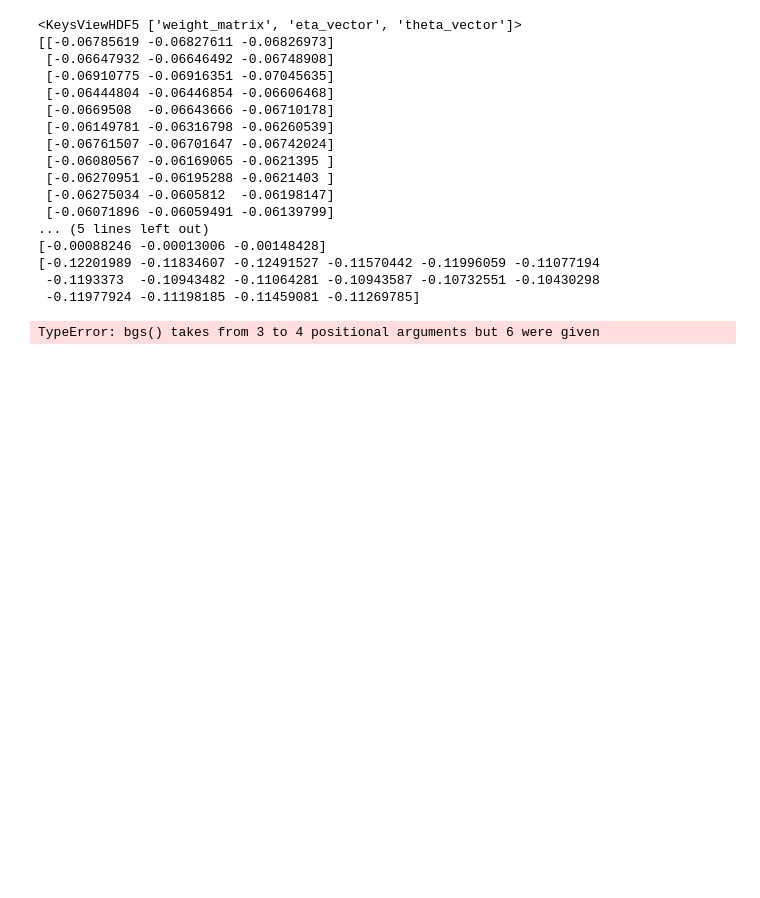
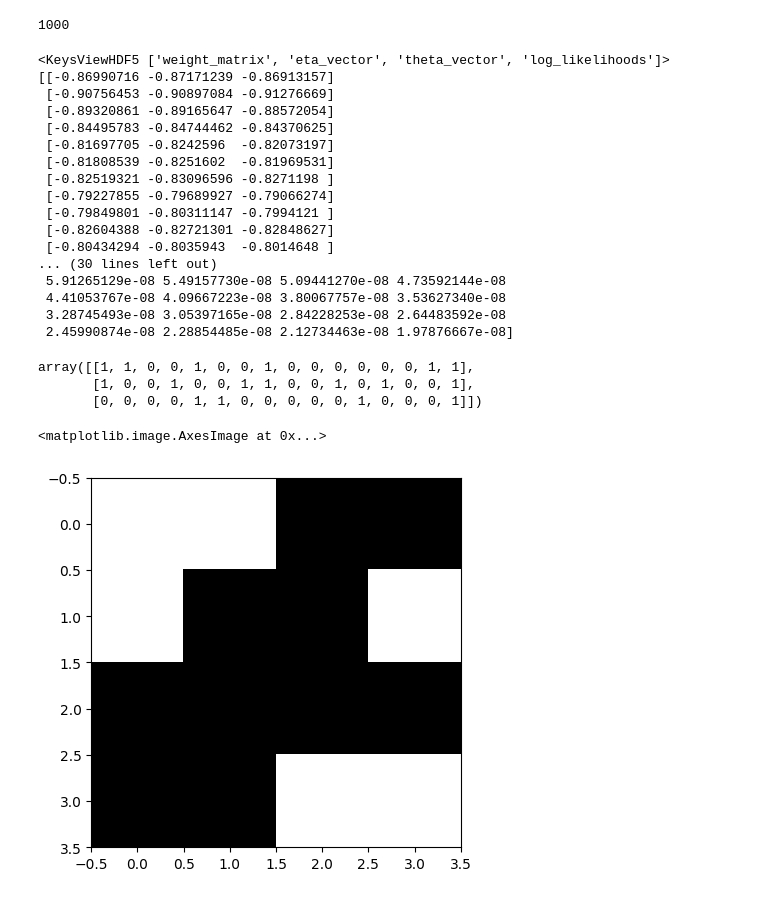
Before and after one commit to nbereux/rbm_projet, a Jupyter notebook: plot.ipynb, the cells around one changed output. Saved outputs shown, nothing was run; the diff lists cells and outputs as text; code cells hidden in the pictures; blank space fills up the shorter version.

Commit message:
optimisation code + evolution log-likelihood

```diff
--- a/plot.ipynb
+++ b/plot.ipynb
@@ -14,6 +15,10 @@ nb_pixels  = inputs_np.shape[1] # D ---> features
 
 Nv = 16
 Nh = 3
+# %%
+nb_samples
+# %% [output]
+1000
 # %%
 with h5py.File("rbm_parameters.h5", "r") as f:
     print(f.keys())
@@ -21,29 +26,40 @@ with h5py.File("rbm_parameters.h5", "r") as f:
     w     = np.array(f['weight_matrix'])
     eta   = np.array(f['eta_vector'])
     theta = np.array(f['theta_vector'])
+    llh   = np.array(f['log_likelihoods'])
 
     print(w)
     print(eta)
     print(theta)
+    print(llh)
 # %% [output]
-<KeysViewHDF5 ['weight_matrix', 'eta_vector', 'theta_vector']>
-[[-0.06785619 -0.06827611 -0.06826973]
- [-0.06647932 -0.06646492 -0.06748908]
- [-0.06910775 -0.06916351 -0.07045635]
- [-0.06444804 -0.06446854 -0.06606468]
- [-0.0669508  -0.06643666 -0.06710178]
- [-0.06149781 -0.06316798 -0.06260539]
- [-0.06761507 -0.06701647 -0.06742024]
- [-0.06080567 -0.06169065 -0.0621395 ]
- [-0.06270951 -0.06195288 -0.0621403 ]
- [-0.06275034 -0.0605812  -0.06198147]
- [-0.06071896 -0.06059491 -0.06139799]
-... (5 lines left out)
-[-0.00088246 -0.00013006 -0.00148428]
-[-0.12201989 -0.11834607 -0.12491527 -0.11570442 -0.11996059 -0.11077194
- -0.1193373  -0.10943482 -0.11064281 -0.10943587 -0.10732551 -0.10430298
- -0.11977924 -0.11198185 -0.11459081 -0.11269785]
+<KeysViewHDF5 ['weight_matrix', 'eta_vector', 'theta_vector', 'log_likelihoods']>
+[[-0.86990716 -0.87171239 -0.86913157]
+ [-0.90756453 -0.90897084 -0.91276669]
+ [-0.89320861 -0.89165647 -0.88572054]
+ [-0.84495783 -0.84744462 -0.84370625]
+ [-0.81697705 -0.8242596  -0.82073197]
+ [-0.81808539 -0.8251602  -0.81969531]
+ [-0.82519321 -0.83096596 -0.8271198 ]
+ [-0.79227855 -0.79689927 -0.79066274]
+ [-0.79849801 -0.80311147 -0.7994121 ]
+ [-0.82604388 -0.82721301 -0.82848627]
+ [-0.80434294 -0.8035943  -0.8014648 ]
+... (30 lines left out)
+ 5.91265129e-08 5.49157730e-08 5.09441270e-08 4.73592144e-08
+ 4.41053767e-08 4.09667223e-08 3.80067757e-08 3.53627340e-08
+ 3.28745493e-08 3.05397165e-08 2.84228253e-08 2.64483592e-08
+ 2.45990874e-08 2.28854485e-08 2.12734463e-08 1.97876667e-08]
-# %%
-h, v = bgs(w, eta, theta, Nv, Nh, 10)
-# %% [output]
-TypeError: bgs() takes from 3 to 4 positional arguments but 6 were given
+# %%
+sample_v = np.array([bgs(w, eta, theta, Nv, Nh, 10)[1] for i in range(nb_samples)])
+
+sample_v[0 : 3]
+# %% [output]
+array([[1, 1, 0, 0, 1, 0, 0, 1, 0, 0, 0, 0, 0, 0, 1, 1],
+       [1, 0, 0, 1, 0, 0, 1, 1, 0, 0, 1, 0, 1, 0, 0, 1],
+       [0, 0, 0, 0, 1, 1, 0, 0, 0, 0, 0, 1, 0, 0, 0, 1]])
+# %%
+plt.imshow(sample_v[0].reshape(4, 4), cmap='gray')
+# %% [output]
+<matplotlib.image.AxesImage at 0x...>
+[figure, added]
```
Also changed, not shown: parts of 4 cells of this notebook, 1 other file.
